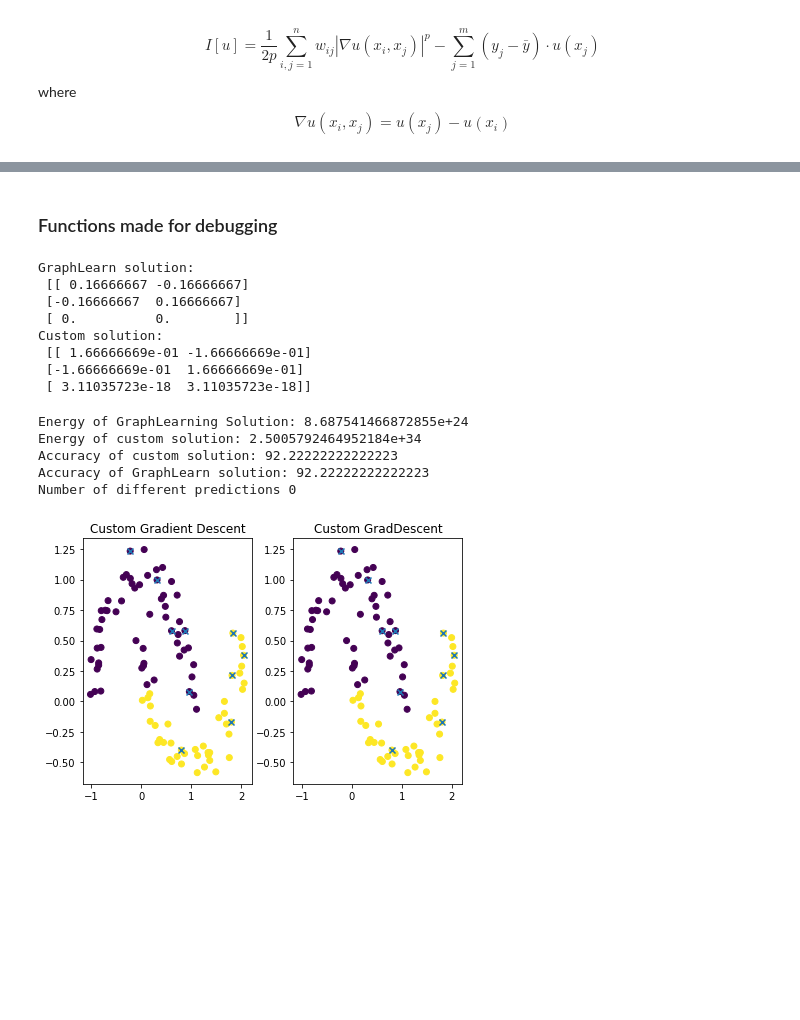
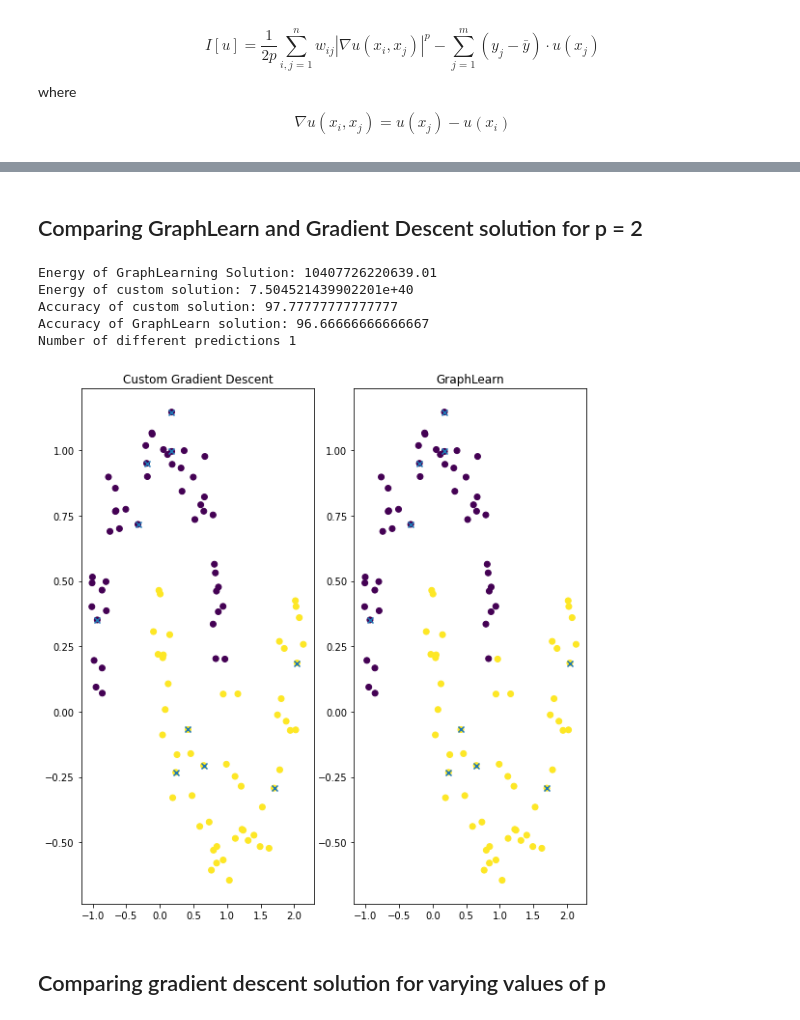
Before and after one commit to gstamatiou/optimal-classification, a Jupyter notebook: ppoison.ipynb, the cells around one changed output, grey strips where cells are left out. Cells and saved outputs as stored; diff of their text form; code cells hidden in the pictures; blank space fills up the shorter version.

```diff
--- a/ppoison.ipynb
+++ b/ppoison.ipynb
@@ -116,2 +134,0 @@ Labels: [0 1 0]
-# %% [markdown]
-### Functions made for debugging
@@ -153,30 +134,0 @@ def started_gradient_ppoisson(W, idx, y, p, start):
-# %%
-# Toy example using graph learn
-y = np.array([[1,0], [0,1]])
-W = np.array([[0, 1, 1], [1,0,1], [1,1,0]])
-d = degrees(W)
-idx = [0, 1]
-n = 3
-k = 2
-p = 2
-
-model = gl.ssl.poisson(W)
-u = model.fit(idx, np.array([0, 1]))
-# print(2*u[0]-u[1]-u[2])
-# print(2*u[1]-u[0]-u[2])
-# print(2*u[2]-u[0]-u[1])
-# print(u[0] + u[1] + u[2])
-print("GraphLearn solution: \n", u)
-
-# Toy example using custom implementation
-my_u = gradient_ppoisson(W, idx, y, p)
-print("Custom solution: \n", my_u)
-# %% [output]
-GraphLearn solution:
- [[ 0.16666667 -0.16666667]
- [-0.16666667  0.16666667]
- [ 0.          0.        ]]
-Custom solution:
- [[ 1.66666669e-01 -1.66666669e-01]
- [-1.66666669e-01  1.66666669e-01]
- [ 3.11035723e-18  3.11035723e-18]]
@@ -183,6 +201,11 @@ Custom solution:
+# %% [markdown]
+## Comparing GraphLearn and Gradient Descent solution for p = 2
 # %%
 n = 100
 k = 2
+
+fig, ax = plt.subplots(ncols = 2, figsize = (8, 8))
+fig.tight_layout()
 
 # Generate training data and label sets
 X,labels = datasets.make_moons(n_samples=n,noise=0.1)
@@ -193,42 +216,41 @@ train_labels = labels[train_ind]
 m = train_ind.size
 
 y = np.zeros((m, k))
 for i in range(train_ind.size):
     y[i] = euclidean_basis(train_labels[i], k)
 
 # Custom Gradient Descent
-my_u = gradient_ppoisson(W, train_ind, y, p = 2)
+my_u = started_gradient_ppoisson(W, train_ind, y, p = 2)
 my_pred_labels = predict(my_u)
-
-fig, ax = plt.subplots(ncols = 2)
-fig.tight_layout()
 
 ax[0].scatter(X[:,0],X[:,1], c=my_pred_labels)
 ax[0].scatter(X[train_ind,0],X[train_ind,1], marker='x')
 ax[0].set_title("Custom Gradient Descent")
 
 # Using graph learning toolkit
 train_labels = labels[train_ind]
 
 model = gl.ssl.poisson(W, solver='gradient_descent')
 u = model.fit(train_ind, train_labels)
 pred_labels = predict(u)
 ax[1].scatter(X[:,0],X[:,1], c=pred_labels)
 ax[1].scatter(X[train_ind,0],X[train_ind,1], marker='x')
-ax[1].set_title("Custom GradDescent")
+ax[1].set_title("GraphLearn")
 
 print("Energy of GraphLearning Solution:", penergy(u.flatten(), W, train_ind, y, p))
 print("Energy of custom solution:", penergy(my_u.flatten(), W, train_ind, y, p))
 print("Accuracy of custom solution:", gl.ssl.ssl_accuracy(my_pred_labels, labels, len(train_ind)))
 print("Accuracy of GraphLearn solution:", gl.ssl.ssl_accuracy(pred_labels, labels, len(train_ind)))
 print("Number of different predictions", np.count_nonzero(my_pred_labels - pred_labels))
 
 plt.show()
 # %% [output]
-Energy of GraphLearning Solution: 8.687541466872855e+24
-Energy of custom solution: 2.5005792464952184e+34
-Accuracy of custom solution: 92.22222222222223
-Accuracy of GraphLearn solution: 92.22222222222223
-Number of different predictions 0
+Energy of GraphLearning Solution: 10407726220639.01
+Energy of custom solution: 7.504521439902201e+40
+Accuracy of custom solution: 97.77777777777777
+Accuracy of GraphLearn solution: 96.66666666666667
+Number of different predictions 1
-[figure, old version]
+[figure, new version]
+# %% [markdown]
+## Comparing gradient descent solution for varying values of p
 # %%
```
Also changed, not shown: parts of 10 cells of this notebook.
